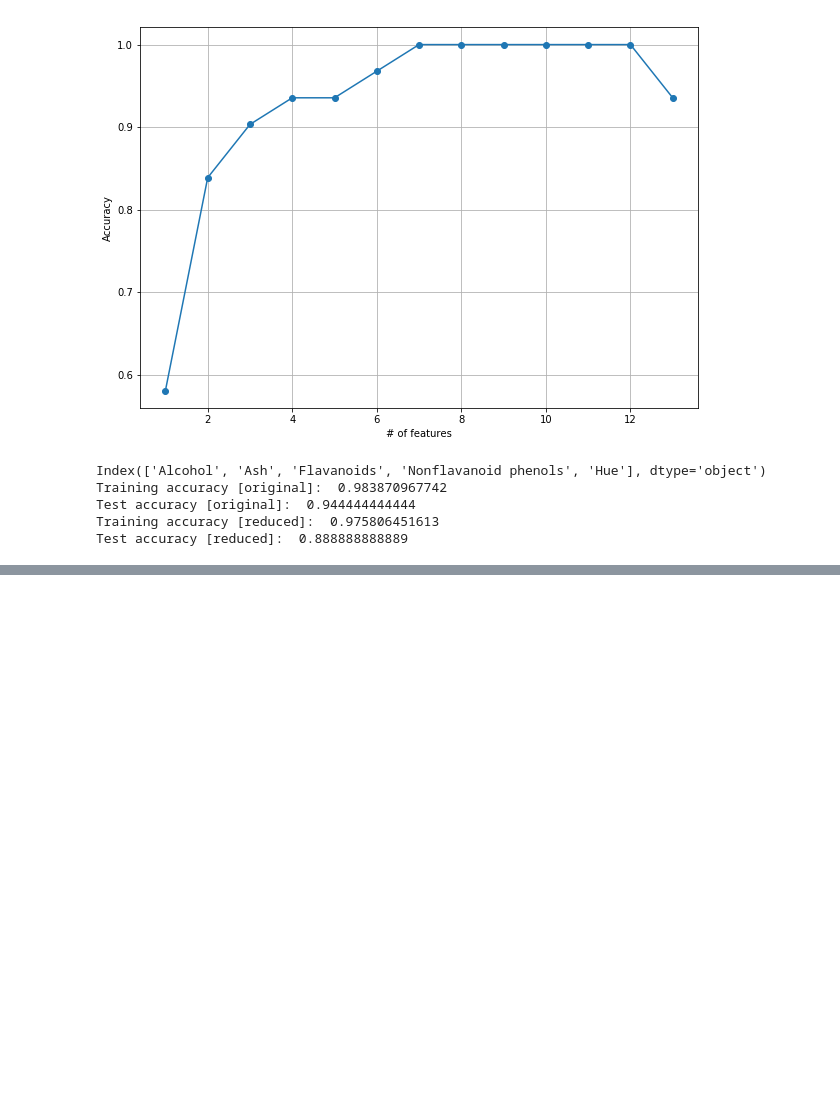
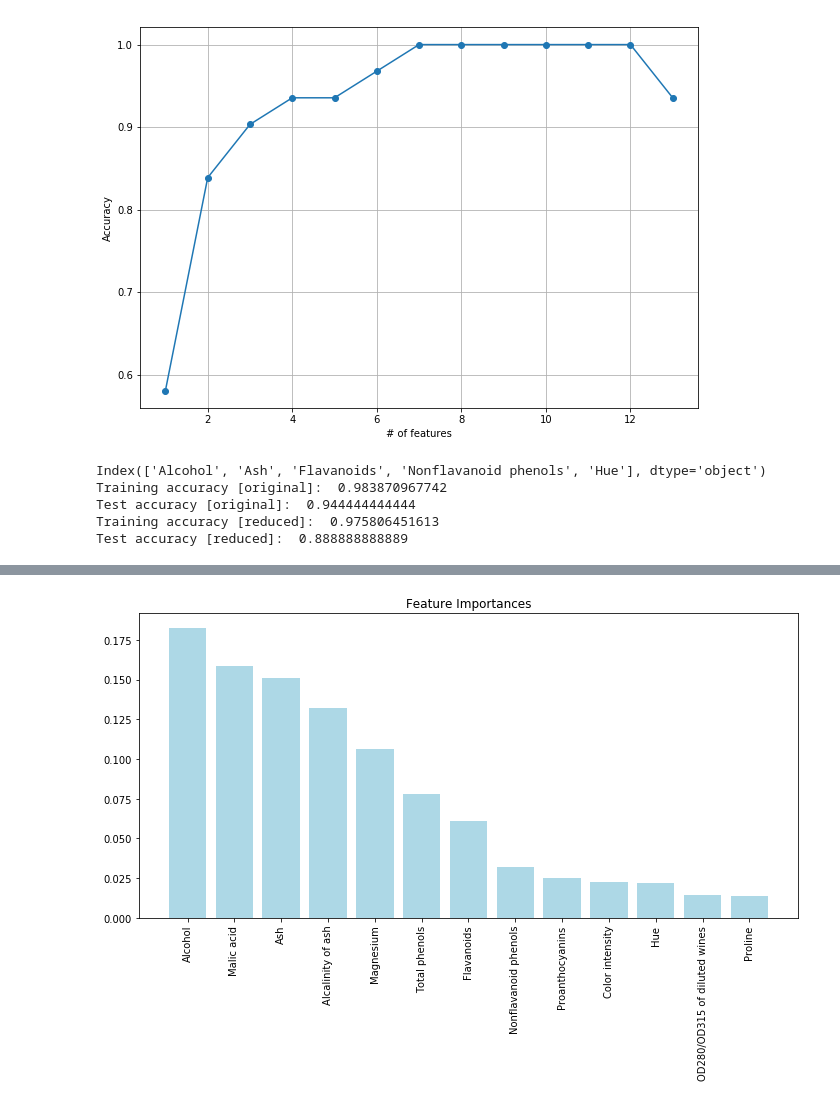
Before and after one commit to khvorov/python-ml, a Jupyter notebook: data-preprocessing.ipynb, the cells around one changed output, grey strips where cells are left out. Drawn from its saved outputs; the diff is of its cells as text; code cells hidden in the pictures; blank space fills up the shorter version.

```diff
--- a/data-preprocessing.ipynb
+++ b/data-preprocessing.ipynb
@@ -151,3 +151,8 @@ Training accuracy [original]:  0.983870967742
 Test accuracy [original]:  0.944444444444
 Training accuracy [reduced]:  0.975806451613
 Test accuracy [reduced]:  0.888888888889
+# %%
+from sklearn.ensemble import RandomForestClassifier
+feat_labels = df_wine.columns[1:]
+forest = RandomForestClassifier(n_estimators = 10000, random_state = 0, n_jobs = -1)
+forest.fit(X_train, y_train)
@@ -153,0 +166,7 @@ Test accuracy [reduced]:  0.888888888889
+# %%
+importances = forest.feature_importances_
+indices = np.argsort(importances)[::-1]
+for f in range(X_train.shape[1]):
+    print("%2d. %-*s %f" % (f + 1, 30,
+                            feat_labels[f],
+                            importances[indices[f]]))
@@ -153,0 +187,9 @@ Test accuracy [reduced]:  0.888888888889
+# %%
+plt.title('Feature Importances')
+plt.bar(range(X_train.shape[1]), importances[indices],
+       color = 'lightblue', align = 'center')
+plt.xticks(range(X_train.shape[1]), feat_labels, rotation = 90)
+plt.tight_layout()
+plt.show()
+# %% [output]
+[figure, added]
```
Also changed, not shown: parts of 2 cells of this notebook, 1 other file.
